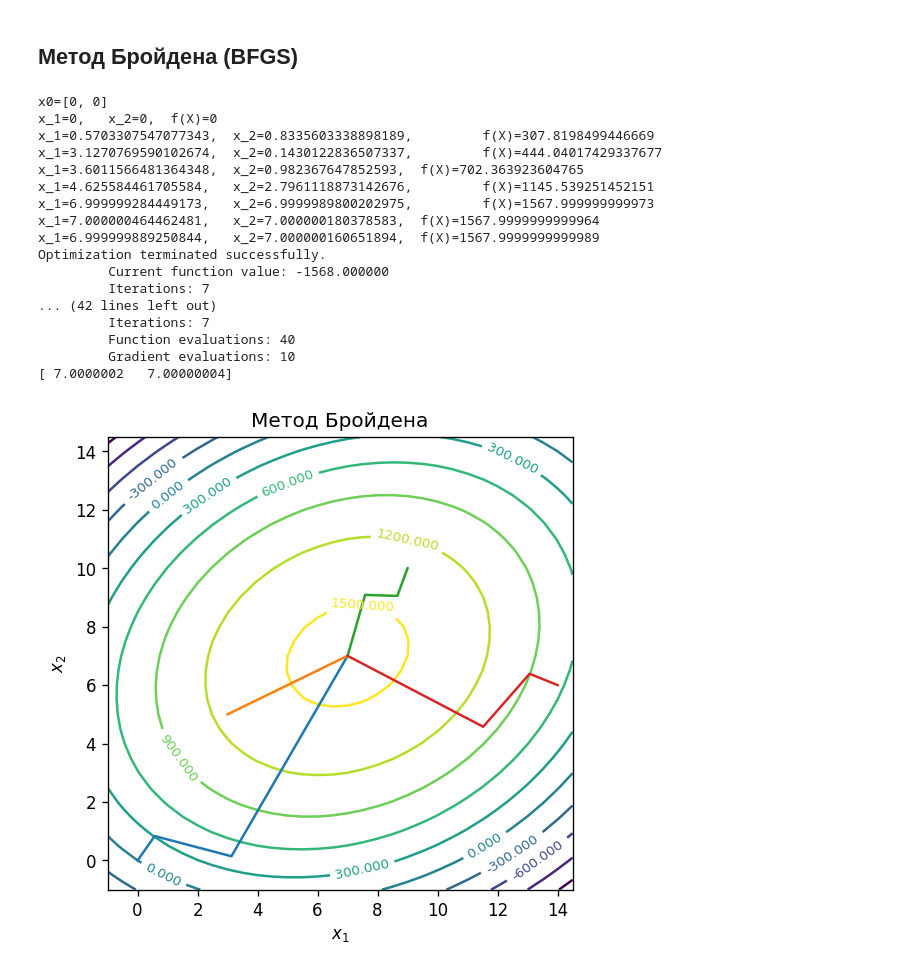
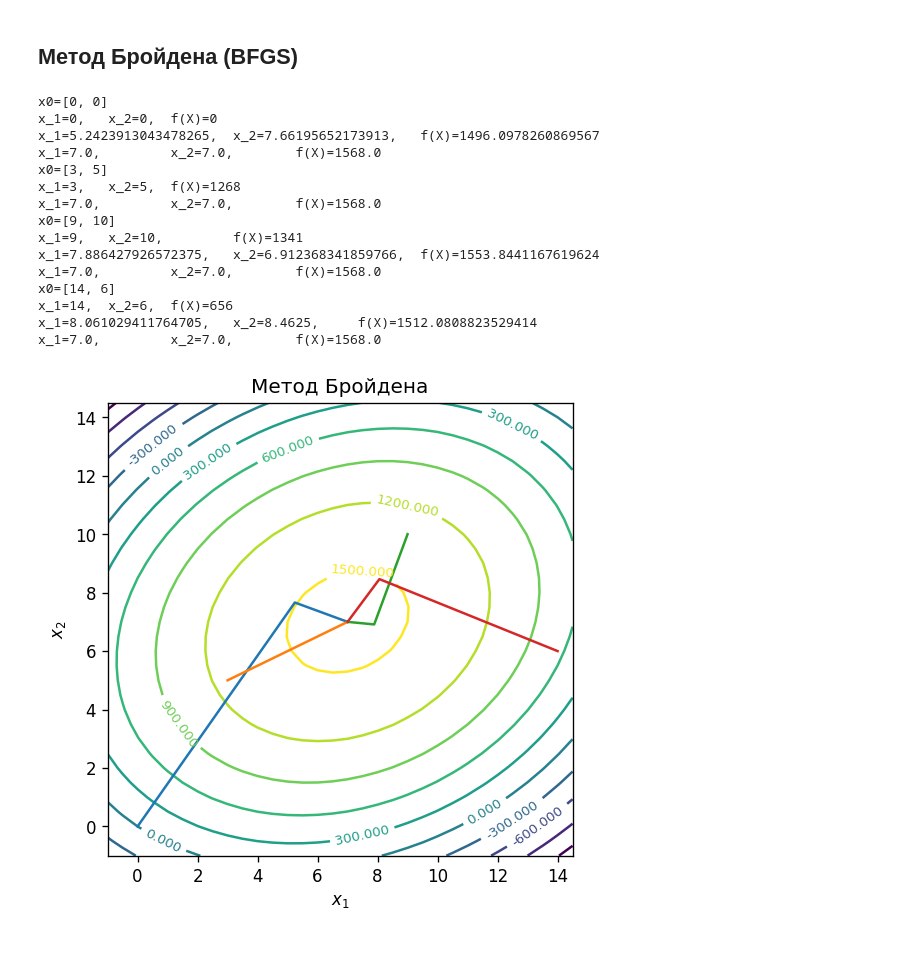
Before and after one commit to lamtev/system-analysis, a Jupyter notebook: et3/py/et3.ipynb, the cells around one changed output. Cells and saved outputs as stored; diff of their text form; code cells hidden in the pictures.

```diff
--- a/et3/py/et3.ipynb
+++ b/et3/py/et3.ipynb
@@ -292,42 +309,59 @@ Optimization terminated successfully.
 # %% [markdown]
 ## Метод Бройдена (BFGS)
 # %%
+def fmin_broyden(f: callable, x0: list, gf: callable, hf: callable, stop: float, on_each_step: callable):
+    x1s = []
+    x2s = []
+    steps = 0
+    xi = x0
+    gfi = gf(xi)
+    ki = gfi
+    on_each_step(xi)
+    x1s.append(xi[0])
+    x2s.append(xi[1])
+    while la.norm(gfi) > stop:
+        steps += 1
+        ti = -(gfi.dot(ki)) / (ki.transpose().dot(hf()).dot(ki))
+        xi += ti * ki
+        x1s.append(xi[0])
+        x2s.append(xi[1])
+        on_each_step(xi)
+        gfip = gfi
+        gfi = gf(xi)
+        ki = gfi + (la.norm(gfi) ** 2) / (la.norm(gfip) ** 2) * gfip
+    return [xi, f(xi), steps, np.array(x1s), np.array(x2s)]
+
+
 x0s = [[0, 0], [3, 5], [9, 10], [14, 6]]
 x1s = []
 x2s = []
 for x0 in x0s:
-    x1 = []
-    x2 = []
     print('x0={x0}'.format(x0=x0))
-    file_name = '../report/data/bfgs{i}.csv'.format(i=x0s.index(x0))
+    file_name = '../report/data/broyden{i}.csv'.format(i=x0s.index(x0))
     f = open(file_name, 'w', newline='')
     writer = csv.writer(f)
     it = 0
     writer.writerow(('it', 'x1', 'x2', 'f'))
-    trajectory_and_csv(x0)
-    xopt = fmin_bfgs(target_function, x0, callback=trajectory_and_csv)
+    xopt, fopt, steps, x1, x2 = fmin_broyden(target_function, x0, gradient, hessian, 0.01, to_csv)
     f.close()
-    print(xopt)
     x1s.append(x1)
     x2s.append(x2)
 
-plot_level_contour(x1s, x2s, 'bfgs', 'Метод Бройдена')
+plot_level_contour(x1s, x2s, 'broyden', 'Метод Бройдена')
 # %% [output]
 x0=[0, 0]
 x_1=0,   x_2=0,  f(X)=0
-x_1=0.5703307547077343,  x_2=0.8335603338898189,         f(X)=307.8198499446669
-x_1=3.1270769590102674,  x_2=0.1430122836507337,         f(X)=444.04017429337677
-x_1=3.6011566481364348,  x_2=0.982367647852593,  f(X)=702.363923604765
-x_1=4.625584461705584,   x_2=2.7961118873142676,         f(X)=1145.539251452151
-x_1=6.999999284449173,   x_2=6.9999989800202975,         f(X)=1567.999999999973
-x_1=7.000000464462481,   x_2=7.000000180378583,  f(X)=1567.9999999999964
-x_1=6.999999889250844,   x_2=7.000000160651894,  f(X)=1567.9999999999989
-Optimization terminated successfully.
-         Current function value: -1568.000000
-         Iterations: 7
-... (42 lines left out)
-         Iterations: 7
-         Function evaluations: 40
-         Gradient evaluations: 10
-[ 7.0000002   7.00000004]
+x_1=5.2423913043478265,  x_2=7.66195652173913,   f(X)=1496.0978260869567
+x_1=7.0,         x_2=7.0,        f(X)=1568.0
+x0=[3, 5]
+x_1=3,   x_2=5,  f(X)=1268
+x_1=7.0,         x_2=7.0,        f(X)=1568.0
+x0=[9, 10]
+x_1=9,   x_2=10,         f(X)=1341
+x_1=7.886427926572375,   x_2=6.912368341859766,  f(X)=1553.8441167619624
+x_1=7.0,         x_2=7.0,        f(X)=1568.0
+x0=[14, 6]
+x_1=14,  x_2=6,  f(X)=656
+x_1=8.061029411764705,   x_2=8.4625,     f(X)=1512.0808823529414
+x_1=7.0,         x_2=7.0,        f(X)=1568.0
-[figure, old version]
+[figure, new version]
```
Also changed, not shown: parts of 2 cells of this notebook, 12 other files.
